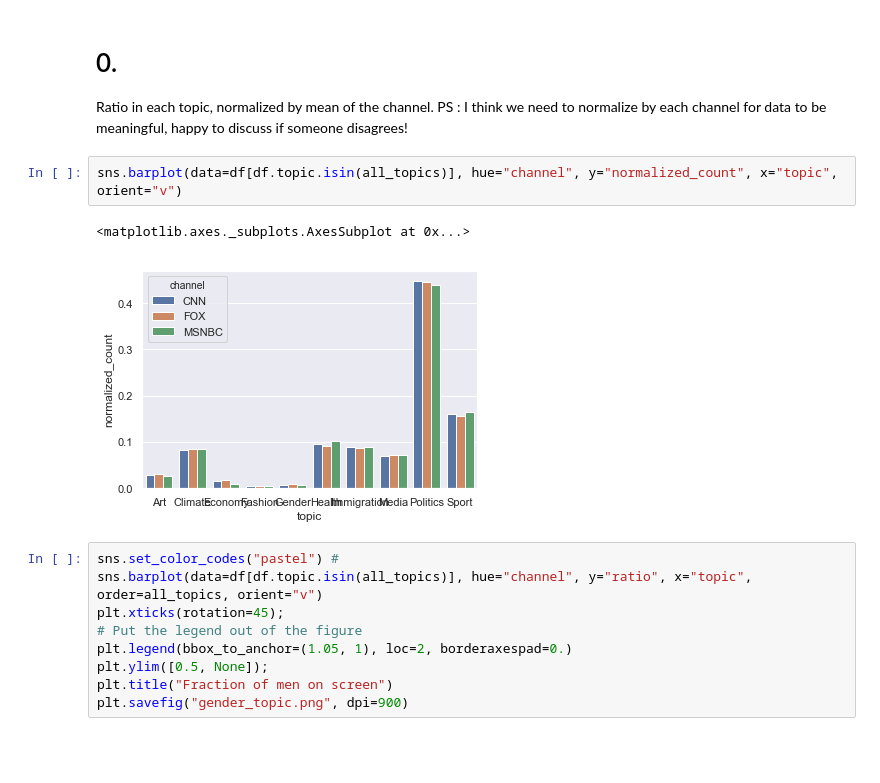
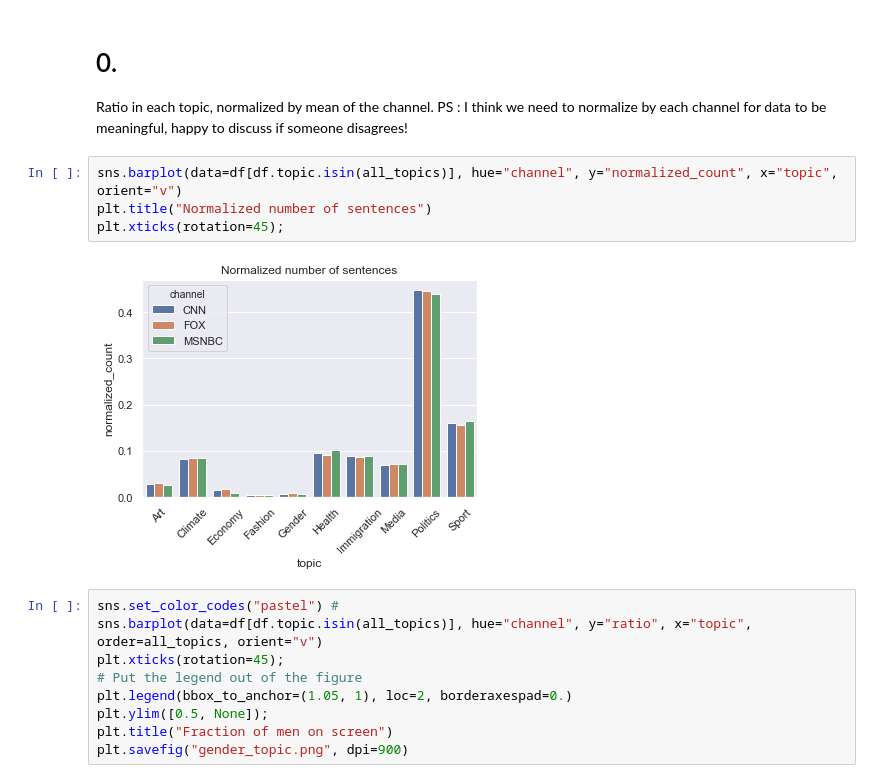
Before and after one commit to manonromain/CableNews, a Jupyter notebook: Final_all_channels.ipynb, the cells around one changed output. Drawn from its saved outputs; the diff is of its cells as text; blank space fills up the shorter version.

Commit message:
better plots

```diff
--- a/Final_all_channels.ipynb
+++ b/Final_all_channels.ipynb
@@ -145,9 +145,10 @@ Ratio in each topic, normalized by mean of the channel.
 PS : I think we need to normalize by each channel for data to be meaningful, happy to discuss if someone disagrees!
 # %%
 sns.barplot(data=df[df.topic.isin(all_topics)], hue="channel", y="normalized_count", x="topic", orient="v")
+plt.title("Normalized number of sentences")
+plt.xticks(rotation=45);
 # %% [output]
-<matplotlib.axes._subplots.AxesSubplot at 0x...>
-[figure, old version]
+[figure, new version]
 # %%
 sns.set_color_codes("pastel") #
 sns.barplot(data=df[df.topic.isin(all_topics)], hue="channel", y="ratio", x="topic", order=all_topics, orient="v")
```
Also changed, not shown: parts of 3 cells of this notebook.
